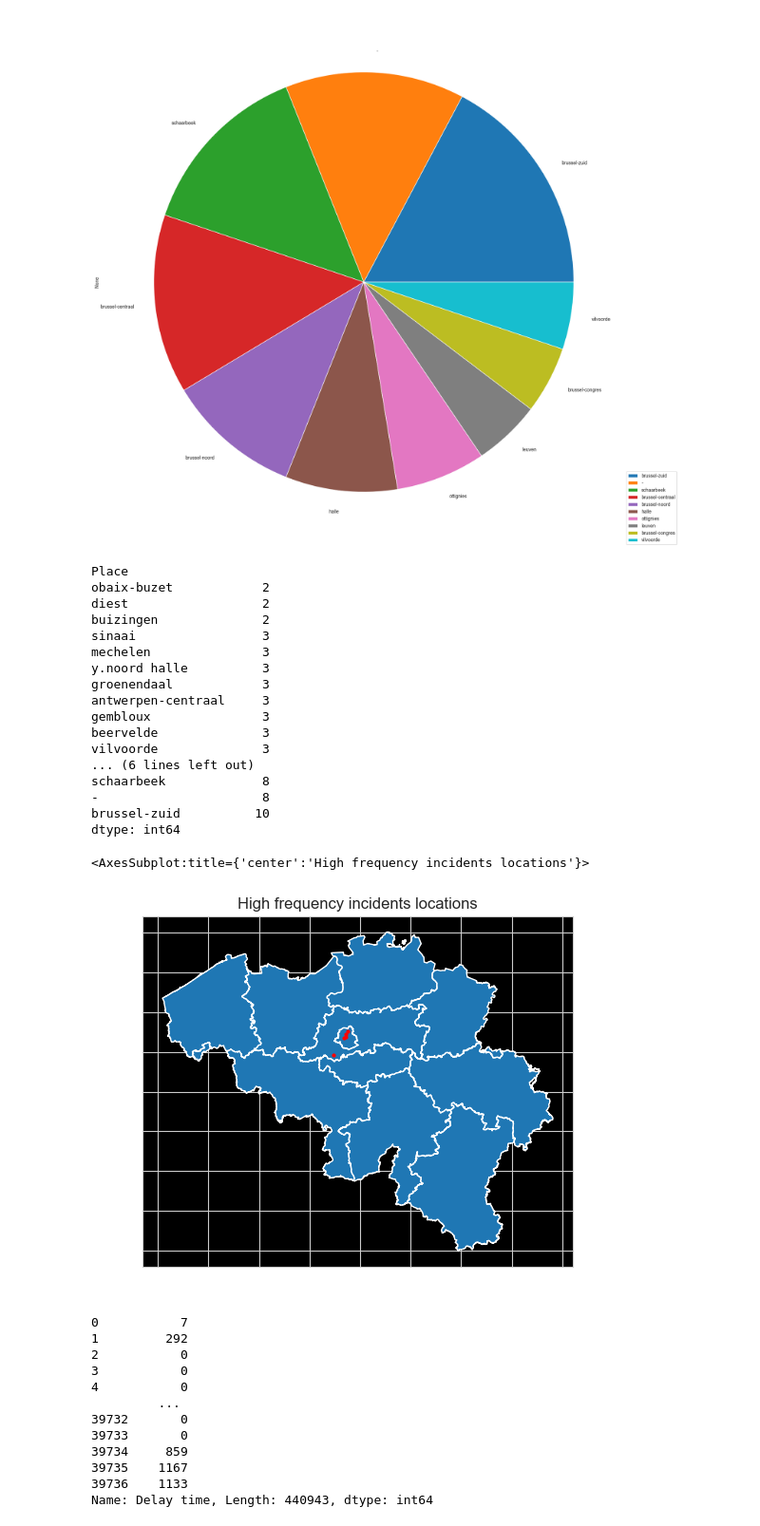
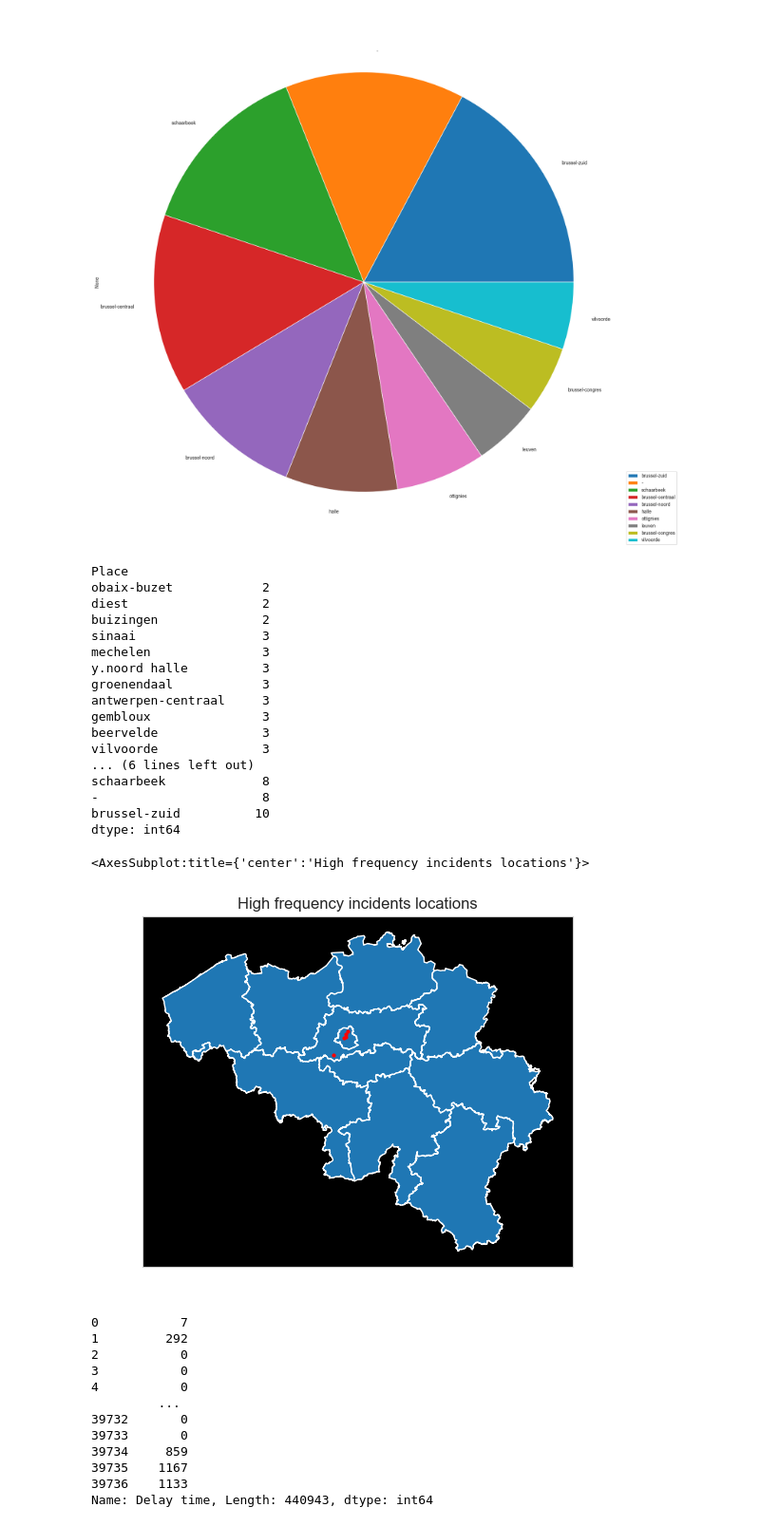
Before and after one commit to Seoyangsam/ACRM, a Jupyter notebook: src/Q18.ipynb, the cells around one changed output. Shown: that part at 95% size. Cells and saved outputs as stored; diff of their text form; code cells hidden in the pictures.

```diff
--- a/src/Q18.ipynb
+++ b/src/Q18.ipynb
@@ -94,34 +94,35 @@ data_df = pd.DataFrame(data1, columns = ['Name', 'lat', 'lon'])
 ax = data_df.plot('lon', 'lat', 'scatter',  color='red', zorder=2, s=4,)
 ax.set_title("High frequency incidents locations")
 # ax.axis("off")
 plt.ylabel(None)
 plt.xlabel(None)
 plt.xticks(color='w')
 plt.yticks(color='w')
+plt.grid(color='black')
 ax.patch.set_facecolor("black")
 data.provinces.plot(ax = ax)
 # map_df.plot(cmap='Blues', linewidth=0.8, ax = ax, zorder = 1, figsize = (20,20))
 #map_df.plot()
 # %% [output]
 Place
 obaix-buzet            2
 diest                  2
 buizingen              2
 sinaai                 3
 mechelen               3
 y.noord halle          3
 groenendaal            3
 antwerpen-centraal     3
 gembloux               3
 beervelde              3
 vilvoorde              3
 ... (6 lines left out)
 schaarbeek             8
 -                      8
 brussel-zuid          10
 dtype: int64
 <AxesSubplot:title={'center':'High frequency incidents locations'}>
-[figure, old version]
+[figure, new version]
 # %%
 data.full_trips.describe()
 data.full_trips["Delay time"]
```
Also changed, not shown: parts of 1 cell of this notebook.
